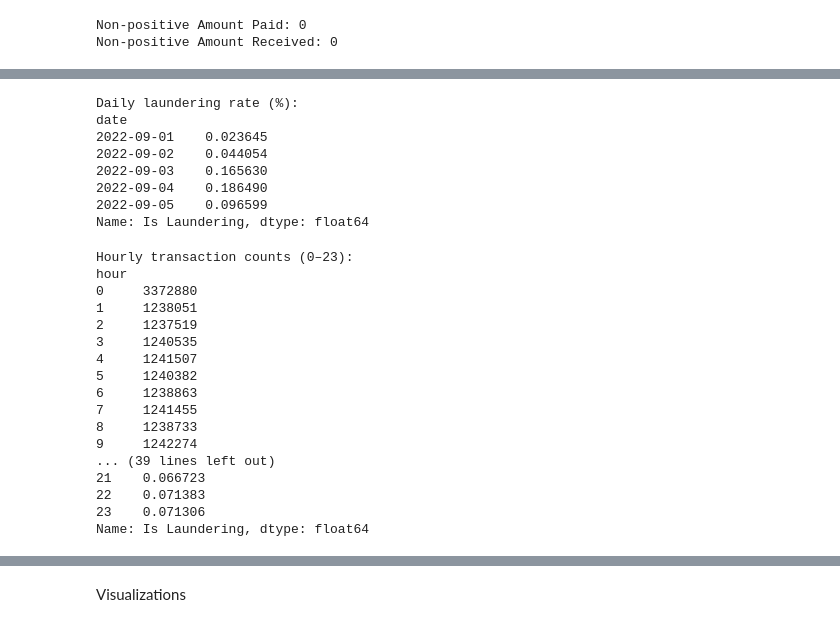
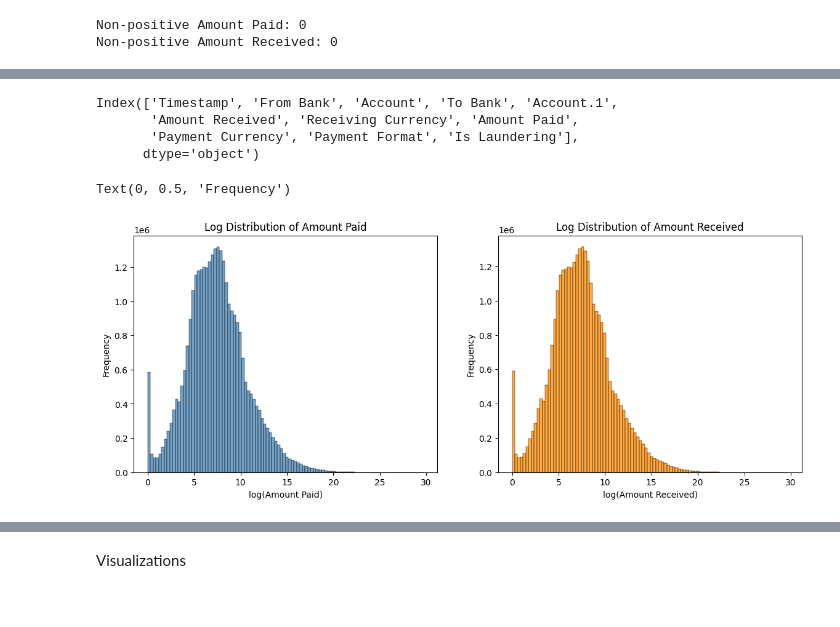
Before and after one commit to DelphinKdl/CUA-MDA-Capstone-BaaS-Risk-Monitoring, a Jupyter notebook: notebooks/01_eda.ipynb, the cells around one changed output, grey strips where cells are left out. Saved outputs shown, nothing was run; the diff lists cells and outputs as text; code cells hidden in the pictures.

```diff
--- a/notebooks/01_eda.ipynb
+++ b/notebooks/01_eda.ipynb
@@ -378,14 +248,0 @@ dtype: int64
-# %%
-# Laundering rate per day
-daily_laundering = df.groupby('date')['Is Laundering'].mean() * 100
-print("\nDaily laundering rate (%):")
-print(daily_laundering.head())
-# %% [output]
-Daily laundering rate (%):
-date
-2022-09-01    0.023645
-2022-09-02    0.044054
-2022-09-03    0.165630
-2022-09-04    0.186490
-2022-09-05    0.096599
-Name: Is Laundering, dtype: float64
@@ -397,23 +249,26 @@ hourly_laundering = df.groupby('hour')['Is Laundering'].mean() * 100
-# %%
-print("\nHourly transaction counts (0–23):")
-print(hourly_counts)
-print("\nHourly laundering rate (%):")
-print(hourly_laundering)
-# %% [output]
-Hourly transaction counts (0–23):
-hour
-0     3372880
-1     1238051
-2     1237519
-3     1240535
-4     1241507
-5     1240382
-6     1238863
-7     1241455
-8     1238733
-9     1242274
-... (39 lines left out)
-21    0.066723
-22    0.071383
-23    0.071306
-Name: Is Laundering, dtype: float64
+# %%
+df.columns
+# %% [output]
+Index(['Timestamp', 'From Bank', 'Account', 'To Bank', 'Account.1',
+       'Amount Received', 'Receiving Currency', 'Amount Paid',
+       'Payment Currency', 'Payment Format', 'Is Laundering'],
+      dtype='object')
+# %%
+fig, axes = plt.subplots(1, 2, figsize=(14, 5))
+
+# Amount Paid
+df['log_amount_paid'] = np.log1p(df['Amount Paid'])
+sns.histplot(df['log_amount_paid'], bins=100, ax=axes[0], color="steelblue")
+axes[0].set_title("Log Distribution of Amount Paid")
+axes[0].set_xlabel("log(Amount Paid)")
+axes[0].set_ylabel("Frequency")
+
+# Amount Received
+df['log_amount_received'] = np.log1p(df['Amount Received'])
+sns.histplot(df['log_amount_received'], bins=100, ax=axes[1], color="darkorange")
+axes[1].set_title("Log Distribution of Amount Received")
+axes[1].set_xlabel("log(Amount Received)")
+axes[1].set_ylabel("Frequency")
+# %% [output]
+Text(0, 0.5, 'Frequency')
+[figure, added]
```
Also changed, not shown: parts of 48 cells of this notebook.
